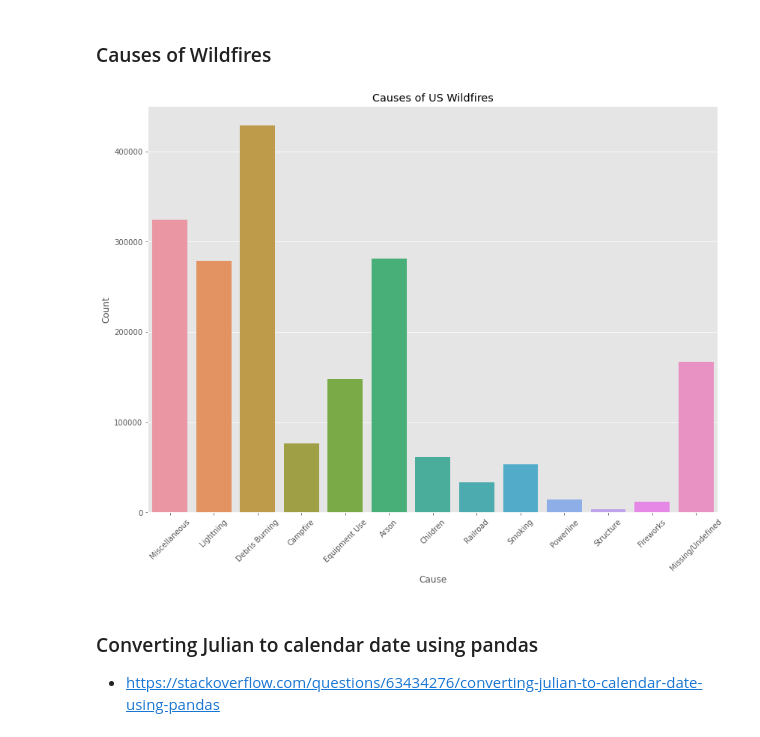
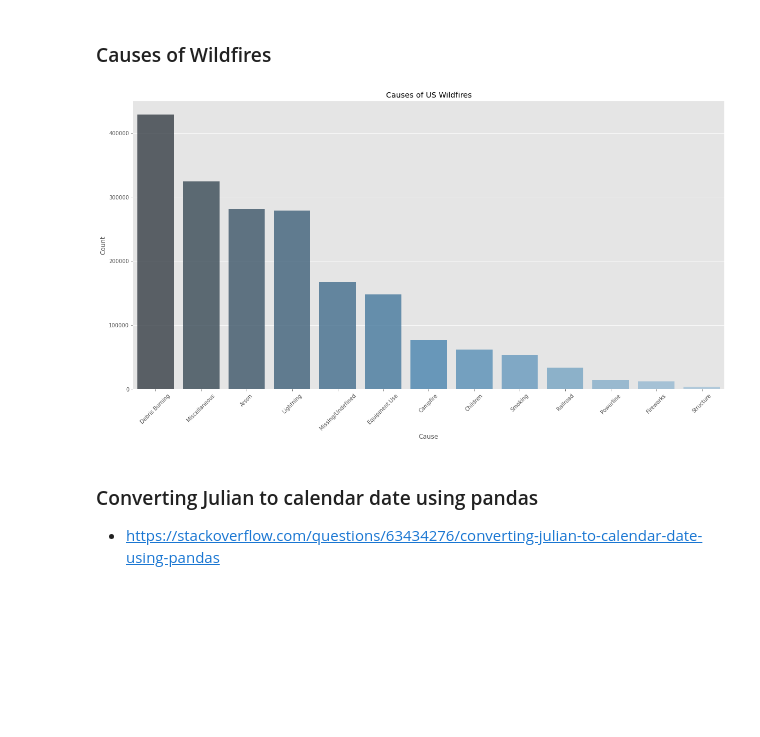
Before and after one commit to RobinsonCW/USWildfireAnalysis, a Jupyter notebook: src/exploratory_data_analysis/chance/python/Exploratory_Data_Analysis.ipynb, the cells around one changed output. Drawn from its saved outputs; the diff is of its cells as text; code cells hidden in the pictures; blank space fills up the shorter version.

```diff
--- a/src/exploratory_data_analysis/chance/python/Exploratory_Data_Analysis.ipynb
+++ b/src/exploratory_data_analysis/chance/python/Exploratory_Data_Analysis.ipynb
@@ -102,19 +102,24 @@ plt.style.use('ggplot')
 # %% [markdown]
 ### Causes of Wildfires
 # %%
-fig_0 = plt.figure(1, figsize=(30, 10))
+fig_0 = plt.figure(1, figsize=(20, 10))
 
-chart_1 = fig_0.add_subplot(121)
+chart_1 = fig_0.add_subplot(111)
 
-sns.countplot(x="STAT_CAUSE_DESCR", data=df_fires, ax=chart_1)
+cause_count  = df_fires['STAT_CAUSE_DESCR'].value_counts()
+
+# sns.countplot(x="STAT_CAUSE_DESCR", data=df_fires, ax=chart_1, palette="Blues_d")
+sns.barplot(cause_count.index, cause_count.values, alpha=0.8, palette="Blues_d")
 chart_1.set_title('Causes of US Wildfires')
 chart_1.set_xlabel('Cause')
 chart_1.set_ylabel('Count')
 chart_1.set_xticklabels(chart_1.get_xticklabels(), rotation=45)
 
+# plt.savefig('C:\\Users\\Chance\\Desktop\\us_wilfire_causes.png')
+
 plt.show()
 # %% [output]
-[figure, old version]
+[figure, new version]
 # %%
 # df_fires.head().to_csv("../../../../data/FPA_FOD_20170508_SAMPLE.CSV", index=False)
 # %% [markdown]
```
Also changed, not shown: parts of 5 cells of this notebook, 1 other file.
